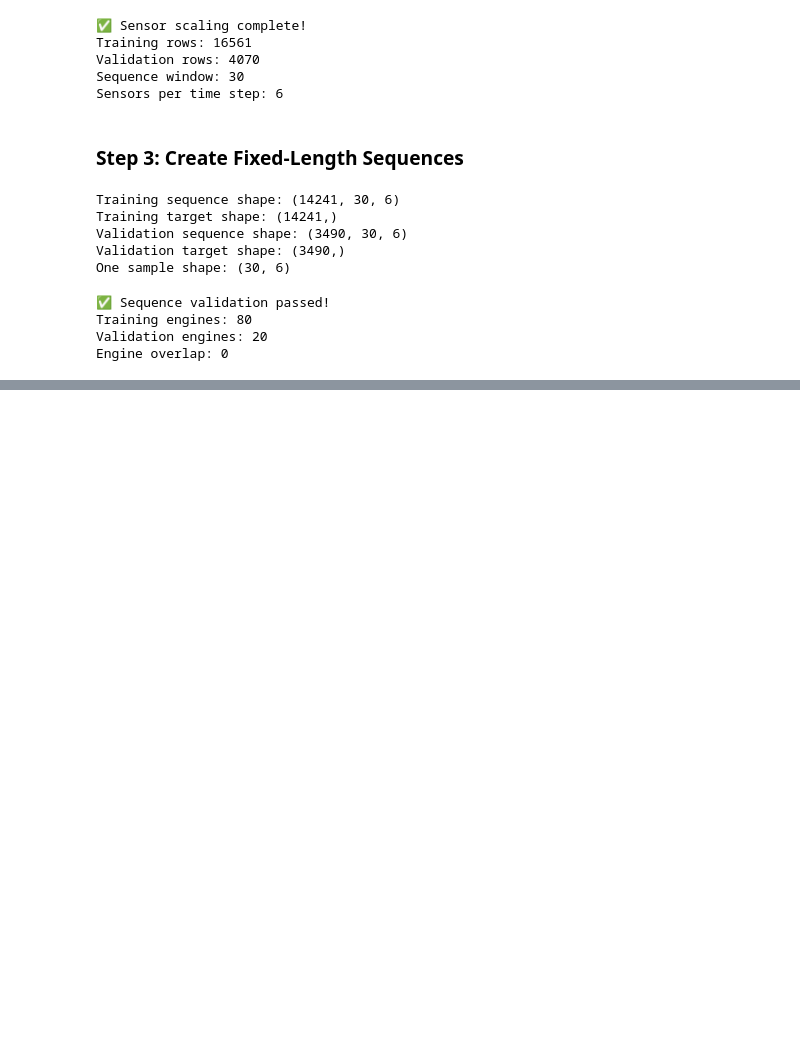
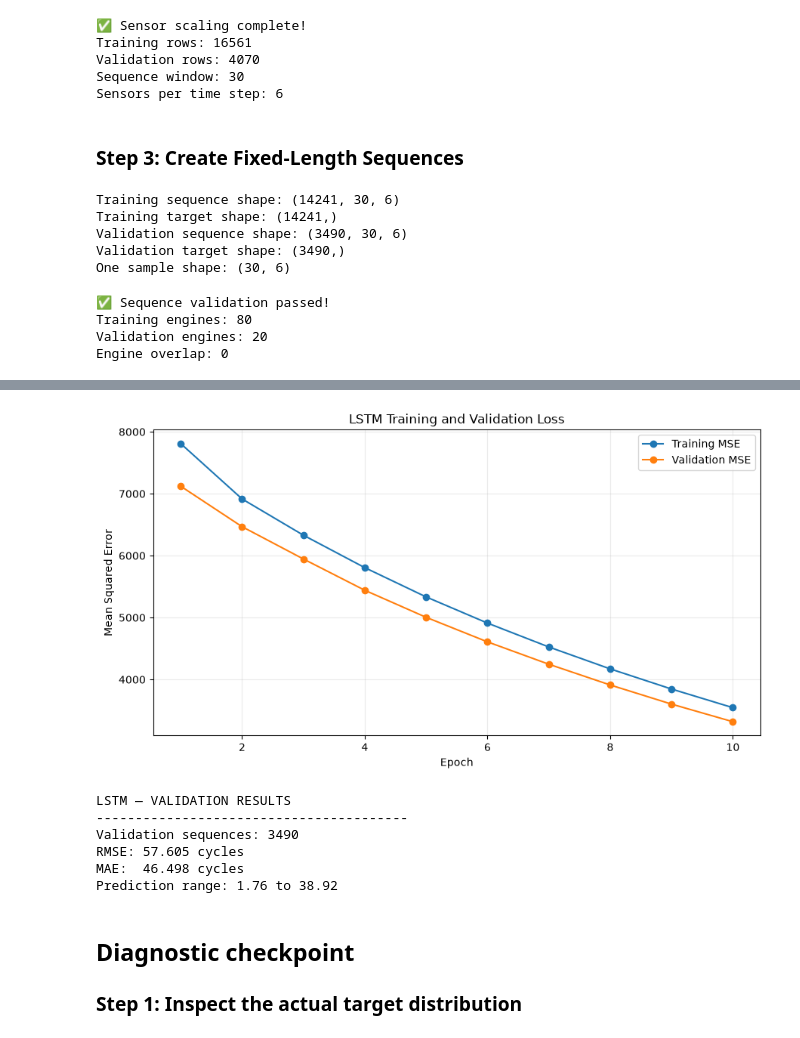
Before and after one commit to Bhav-creator452/predictive-maintenance-analyzer, a Jupyter notebook: notebooks/01_data_understanding.ipynb, the cells around one changed output, grey strips where cells are left out. Drawn from its saved outputs; the diff is of its cells as text; code cells hidden in the pictures; blank space fills up the shorter version.

Commit message:
feat: prepare LSTM sequences and train RUL model

```diff
--- a/notebooks/01_data_understanding.ipynb
+++ b/notebooks/01_data_understanding.ipynb
@@ -2447,0 +2691,70 @@ Engine overlap: 0
+# %%
+plt.figure(figsize=(9, 5))
+
+plt.plot(
+    range(1, EPOCHS + 1),
+    history["train_mse"],
+    marker="o",
+    label="Training MSE"
+)
+
+plt.plot(
+    range(1, EPOCHS + 1),
+    history["val_mse"],
+    marker="o",
+    label="Validation MSE"
+)
+
+plt.xlabel("Epoch")
+plt.ylabel("Mean Squared Error")
+plt.title("LSTM Training and Validation Loss")
+plt.legend()
+plt.grid(alpha=0.25)
+plt.tight_layout()
+plt.show()
+# %% [output]
+[figure, added]
+# %%
+lstm_model.eval()
+
+with torch.no_grad():
+    lstm_val_predictions = (
+        lstm_model(X_val_tensor.to(device))
+        .cpu()
+        .numpy()
+    )
+
+lstm_val_rmse = np.sqrt(
+    mean_squared_error(
+        y_val_seq,
+        lstm_val_predictions
+    )
+)
+
+lstm_val_mae = mean_absolute_error(
+    y_val_seq,
+    lstm_val_predictions
+)
+
+print("LSTM — VALIDATION RESULTS")
+print("-" * 40)
+print("Validation sequences:", len(y_val_seq))
+print(f"RMSE: {lstm_val_rmse:.3f} cycles")
+print(f"MAE:  {lstm_val_mae:.3f} cycles")
+print(
+    "Prediction range:",
+    round(lstm_val_predictions.min(), 2),
+    "to",
+    round(lstm_val_predictions.max(), 2)
+)
+# %% [output]
+LSTM — VALIDATION RESULTS
+----------------------------------------
+Validation sequences: 3490
+RMSE: 57.605 cycles
+MAE:  46.498 cycles
+Prediction range: 1.76 to 38.92
+# %% [markdown]
+## Diagnostic checkpoint
+
+### Step 1: Inspect the actual target distribution
```
Also changed, not shown: parts of 28 cells of this notebook, 1 other file.
